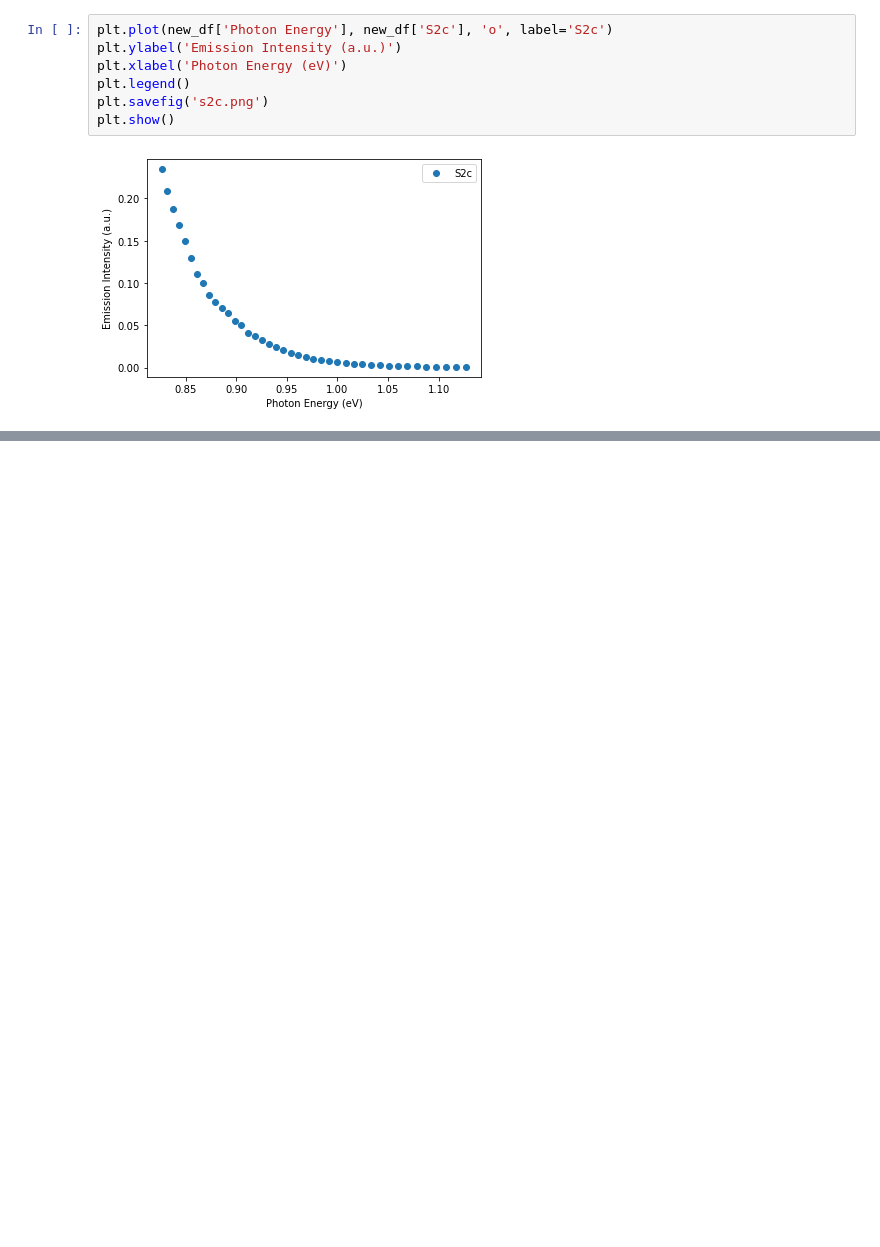
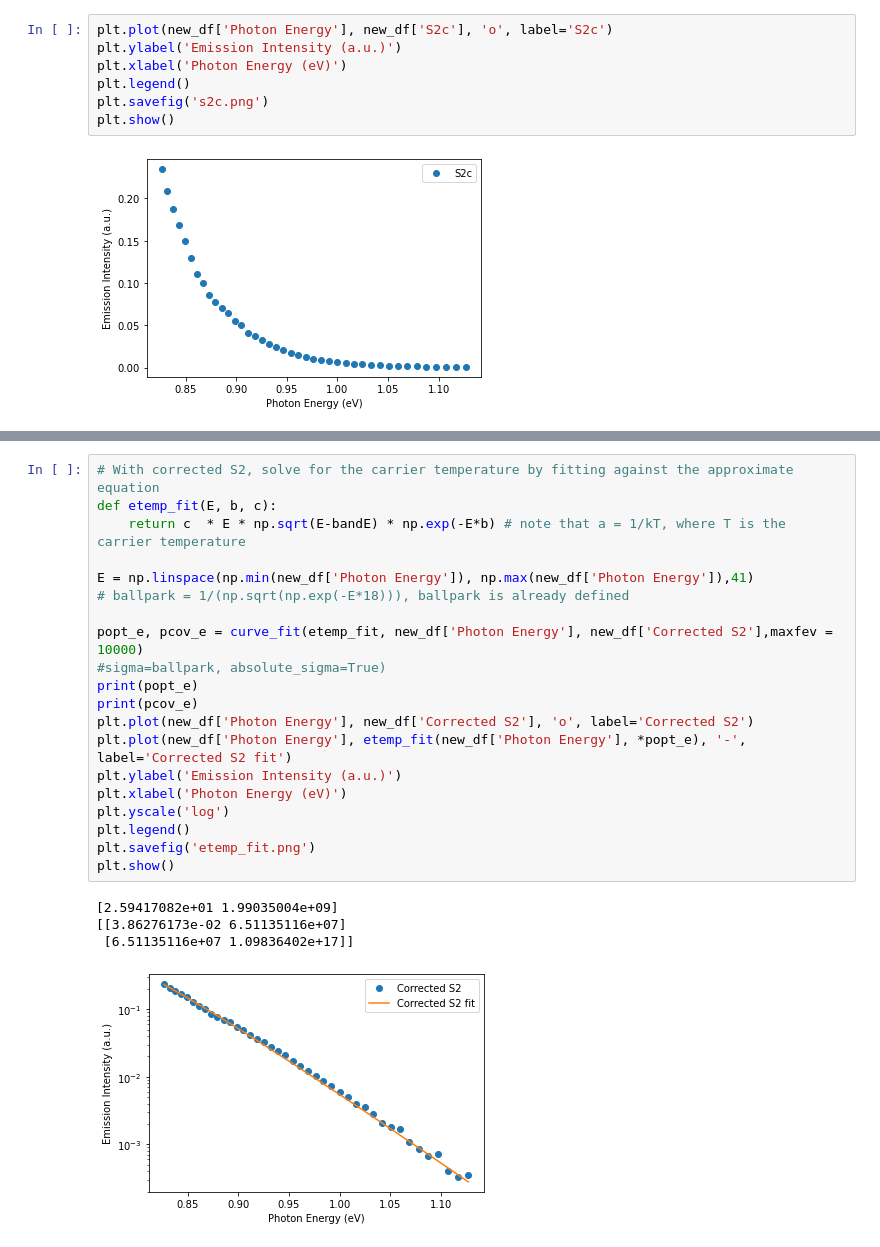
Before and after one commit to teoyi/PROJECT-Automate-Research-Process, a Jupyter notebook: test.ipynb, the cells around one changed output, grey strips where cells are left out. Cells and saved outputs as stored; diff of their text form; blank space fills up the shorter version.

```diff
--- a/test.ipynb
+++ b/test.ipynb
@@ -125,0 +175,25 @@ plt.show()
+# %%
+# With corrected S2, solve for the carrier temperature by fitting against the approximate equation
+def etemp_fit(E, b, c):
+    return c  * E * np.sqrt(E-bandE) * np.exp(-E*b) # note that a = 1/kT, where T is the carrier temperature
+
+E = np.linspace(np.min(new_df['Photon Energy']), np.max(new_df['Photon Energy']),41)
+# ballpark = 1/(np.sqrt(np.exp(-E*18))), ballpark is already defined
+
+popt_e, pcov_e = curve_fit(etemp_fit, new_df['Photon Energy'], new_df['Corrected S2'],maxfev = 10000)
+#sigma=ballpark, absolute_sigma=True)
+print(popt_e)
+print(pcov_e)
+plt.plot(new_df['Photon Energy'], new_df['Corrected S2'], 'o', label='Corrected S2')
+plt.plot(new_df['Photon Energy'], etemp_fit(new_df['Photon Energy'], *popt_e), '-', label='Corrected S2 fit')
+plt.ylabel('Emission Intensity (a.u.)')
+plt.xlabel('Photon Energy (eV)')
+plt.yscale('log')
+plt.legend()
+plt.savefig('etemp_fit.png')
+plt.show()
+# %% [output]
+[2.59417082e+01 1.99035004e+09]
+[[3.86276173e-02 6.51135116e+07]
+ [6.51135116e+07 1.09836402e+17]]
+[figure, added]
```
Also changed, not shown: parts of 3 cells of this notebook, 1 other file.
